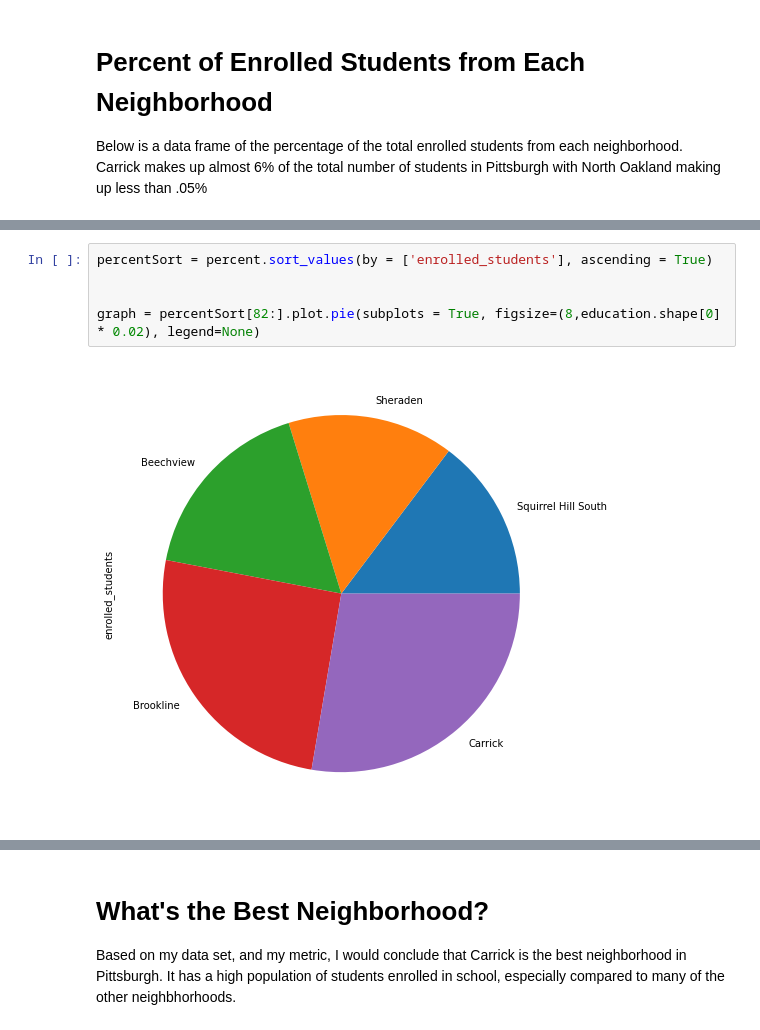
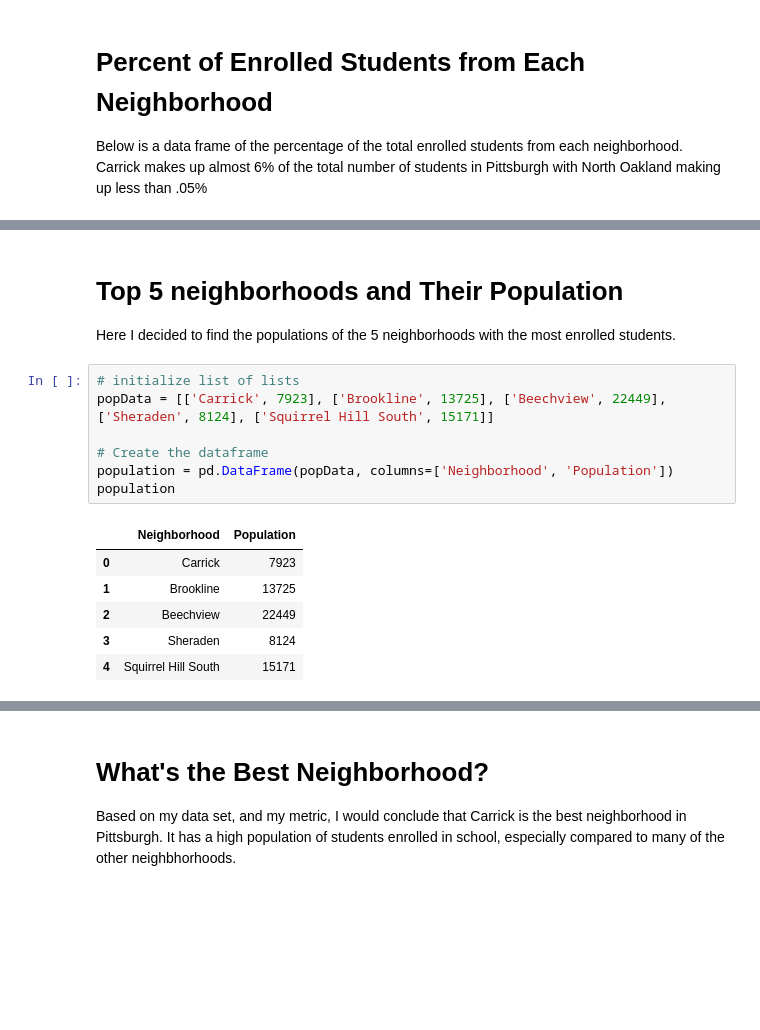
Before and after one commit to MrN830/BigIdeasFinal, a Jupyter notebook: Notebook_Quattrucci.ipynb, the cells around one changed output, grey strips where cells are left out. Cells and saved outputs as stored; diff of their text form; blank space fills up the shorter version.

```diff
--- a/Notebook_Quattrucci.ipynb
+++ b/Notebook_Quattrucci.ipynb
@@ -119,7 +114,17 @@ Here I've presented a pie chart comparing the top 5 neighborhoods in terms of nu
-# %%
-percentSort = percent.sort_values(by = ['enrolled_students'], ascending = True)
-
-
-graph = percentSort[82:].plot.pie(subplots = True, figsize=(8,education.shape[0] * 0.02), legend=None)
-# %% [output]
-[figure, removed]
+# %% [markdown]
+# Top 5 neighborhoods and Their Population
+Here I decided to find the populations of the 5 neighborhoods with the most enrolled students.
+# %%
+# initialize list of lists
+popData = [['Carrick', 7923], ['Brookline', 13725], ['Beechview', 22449], ['Sheraden', 8124], ['Squirrel Hill South', 15171]]
+
+# Create the dataframe
+population = pd.DataFrame(popData, columns=['Neighborhood', 'Population'])
+population
+# %% [output]
+|  | Neighborhood | Population |
+| 0 | Carrick | 7923 |
+| 1 | Brookline | 13725 |
+| 2 | Beechview | 22449 |
+| 3 | Sheraden | 8124 |
+| 4 | Squirrel Hill South | 15171 |
```
Also changed, not shown: parts of 11 cells of this notebook, 1 other file.
